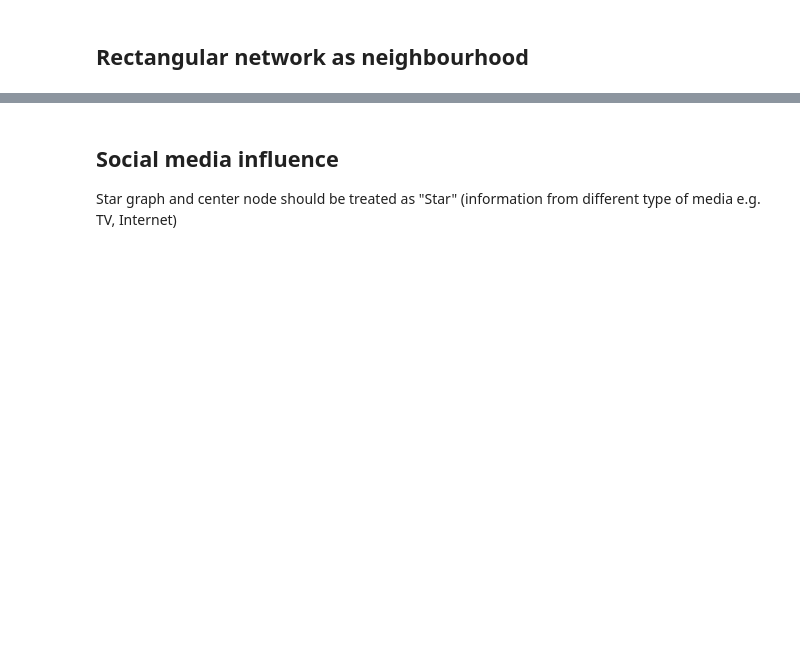
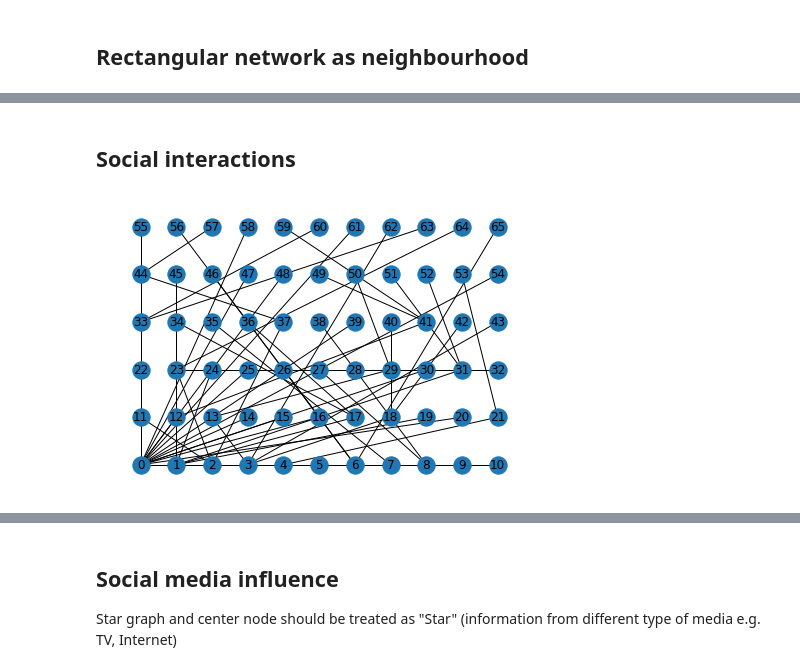
Before and after one commit to dpalatynski/Master-Thesis, a Jupyter notebook: Networks - neighbourhood.ipynb, the cells around one changed output, grey strips where cells are left out. Cells and saved outputs as stored; diff of their text form; code cells hidden in the pictures; blank space fills up the shorter version.

```diff
--- a/Networks - neighbourhood.ipynb
+++ b/Networks - neighbourhood.ipynb
@@ -56,0 +65,7 @@ nx.draw(G, pos=pos, with_labels=True)
+# %% [markdown]
+## Social interactions
+# %%
+K = nx.barabasi_albert_graph(NUMBER_OF_NODES, 1)
+nx.draw(K, with_labels=True, pos=pos)
+# %% [output]
+[figure, added]
```
Also changed, not shown: parts of 16 cells of this notebook, 3 other files.
